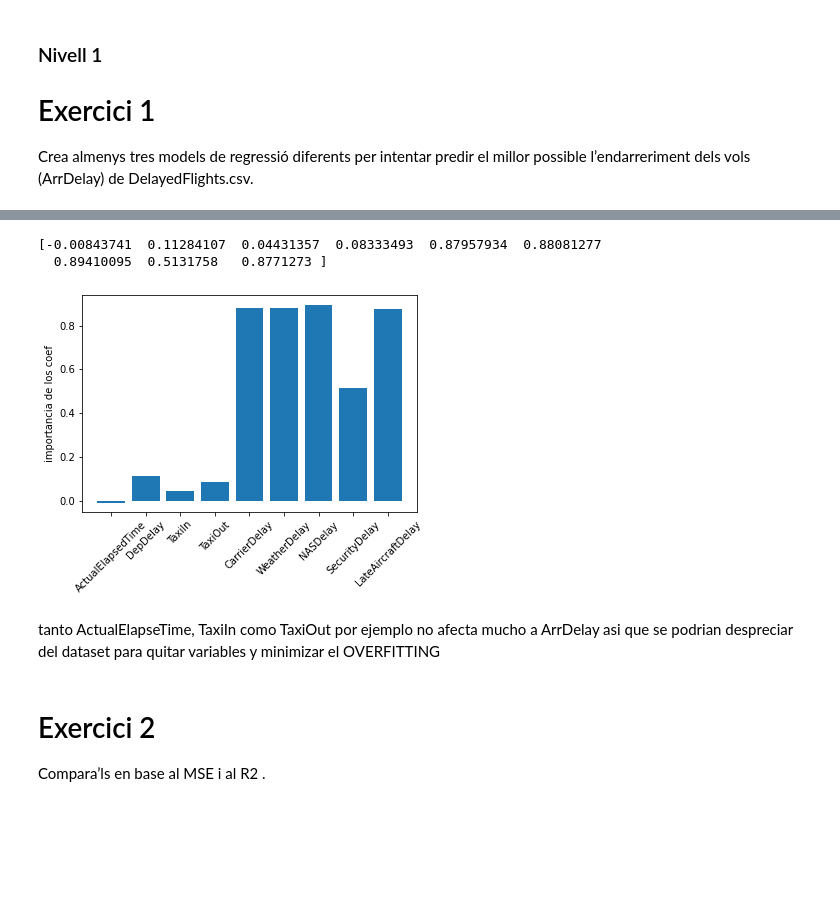
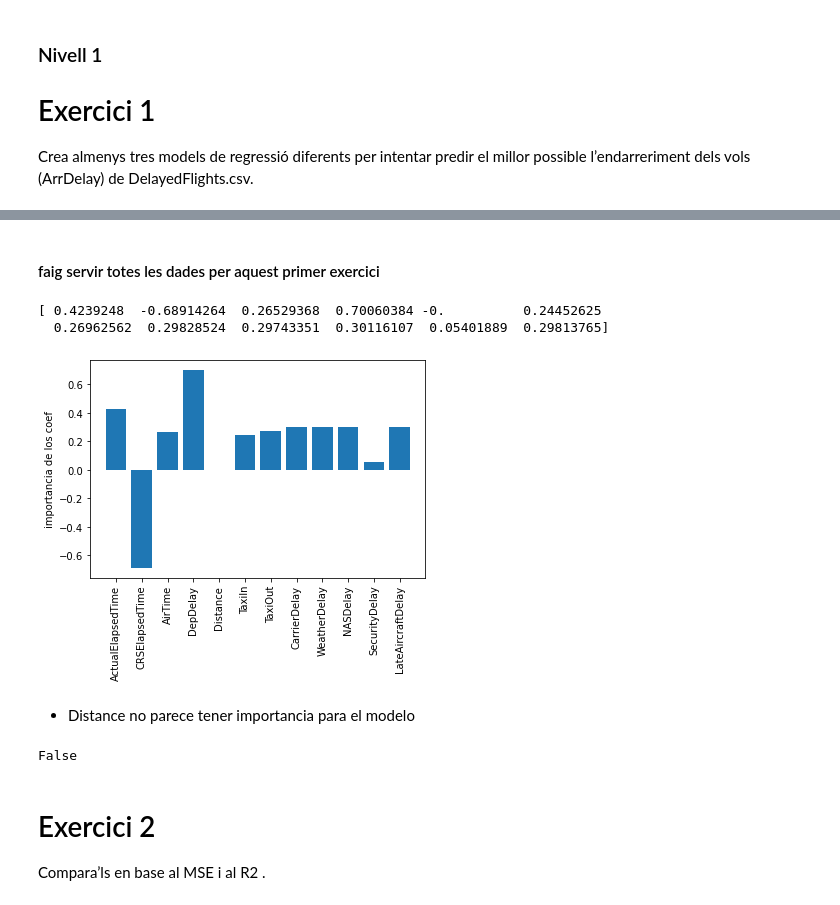
Before and after one commit to ManelForcales/Supervisat_Regressio, a Jupyter notebook: Sprint12 - Regressio.ipynb, the cells around one changed output, grey strips where cells are left out. Cells and saved outputs as stored; diff of their text form; code cells hidden in the pictures; blank space fills up the shorter version.

Commit message:
update regression

```diff
--- a/Sprint12 - Regressio.ipynb
+++ b/Sprint12 - Regressio.ipynb
@@ -5,8 +5,8 @@ import matplotlib.pyplot as plt
 import numpy as np
 pd.set_option('display.max_columns', None)
 # %%
-df = pd.read_csv('DelayFlights_clean.csv')
+df = pd.read_csv('flights_clean.csv')
 df.drop(['Unnamed: 0'],axis=1,inplace=True)
-df['Date'] =pd.to_datetime(df['Date'])
+df.drop_duplicates(inplace=True)
 df.head()
 # %% [output]
@@ -30,0 +27,3 @@ target = df['ArrDelay']
+# %%
+y = target = df['ArrDelay']
+print(y.shape)
@@ -31,4 +34,4 @@ target = df['ArrDelay']
 # %%
-#agafem variables numeriques
+# mirem variables numeriques
 X = df[['ActualElapsedTime','CRSElapsedTime','AirTime','DepDelay','Distance','TaxiIn','TaxiOut','CarrierDelay','WeatherDelay','NASDelay','SecurityDelay','LateAircraftDelay']]
-X =X.drop_duplicates()
+print(X.shape)
@@ -88,8 +63,0 @@ sns.pairplot(X_features)
-# %%
-def get_X_y_from_dataset(dataframe,target_colum):
-    X = dataframe.drop(target_colum,axis=1)
-    y = dataframe[[target_colum]]
-    print(X.shape,y.shape)
-    return X,y
-
-X,y = get_X_y_from_dataset(dataframe=df_subset,target_colum='ArrDelay')
@@ -114,3 +81,5 @@ sns.pairplot(df_subset)
+# %% [markdown]
+#### faig servir totes les dades per aquest primer exercici
 # %%
 # model de regressio 1: lineal
 from sklearn.linear_model import LinearRegression
@@ -119,21 +88,28 @@ linear_model = LinearRegression()
 # %%
 # model de regressio 2: Lasso Regressor
 # model lineal pero que penalitza incloure moltes variables o variables amb coficients grans
+# LASSO regression is a variation of linear regression specifically adapted for data that shows
+# heavy multicollinearity (heavy correlation of features with each other).
 from sklearn.linear_model import Lasso
 
 lasso_model = Lasso()
 lasso_model.fit(X,y)
 print(lasso_model.coef_)
 plt.bar(X.columns,lasso_model.coef_)
-plt.xticks(rotation=45)
+plt.xticks(rotation=90)
 plt.ylabel('importancia de los coef')
 plt.show()
 # %% [output]
-[-0.00843741  0.11284107  0.04431357  0.08333493  0.87957934  0.88081277
-  0.89410095  0.5131758   0.8771273 ]
+[ 0.4239248  -0.68914264  0.26529368  0.70060384 -0.          0.24452625
+  0.26962562  0.29828524  0.29743351  0.30116107  0.05401889  0.29813765]
-[figure, old version]
+[figure, new version]
-# %% [markdown]
-tanto ActualElapseTime, TaxiIn como TaxiOut por ejemplo no afecta mucho a ArrDelay asi que se podrian despreciar del dataset para quitar variables y minimizar el OVERFITTING
+# %% [markdown]
++ Distance no parece tener importancia para el modelo
+# %%
+# check if the target is within the features
+'ArrDelay' in X.columns
+# %% [output]
+False
 # %%
 # model de regressio 3: Decision Tree Regressor
 from sklearn.tree import DecisionTreeRegressor
```
Also changed, not shown: parts of 45 cells of this notebook.
